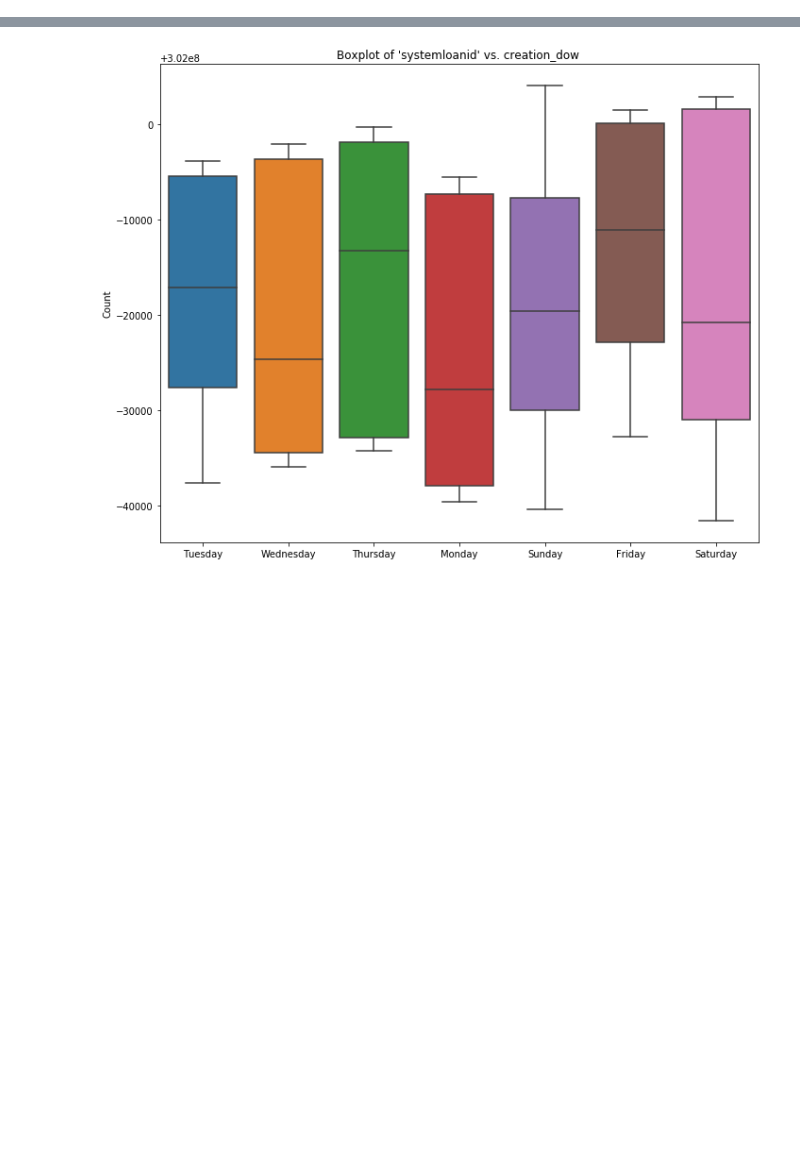
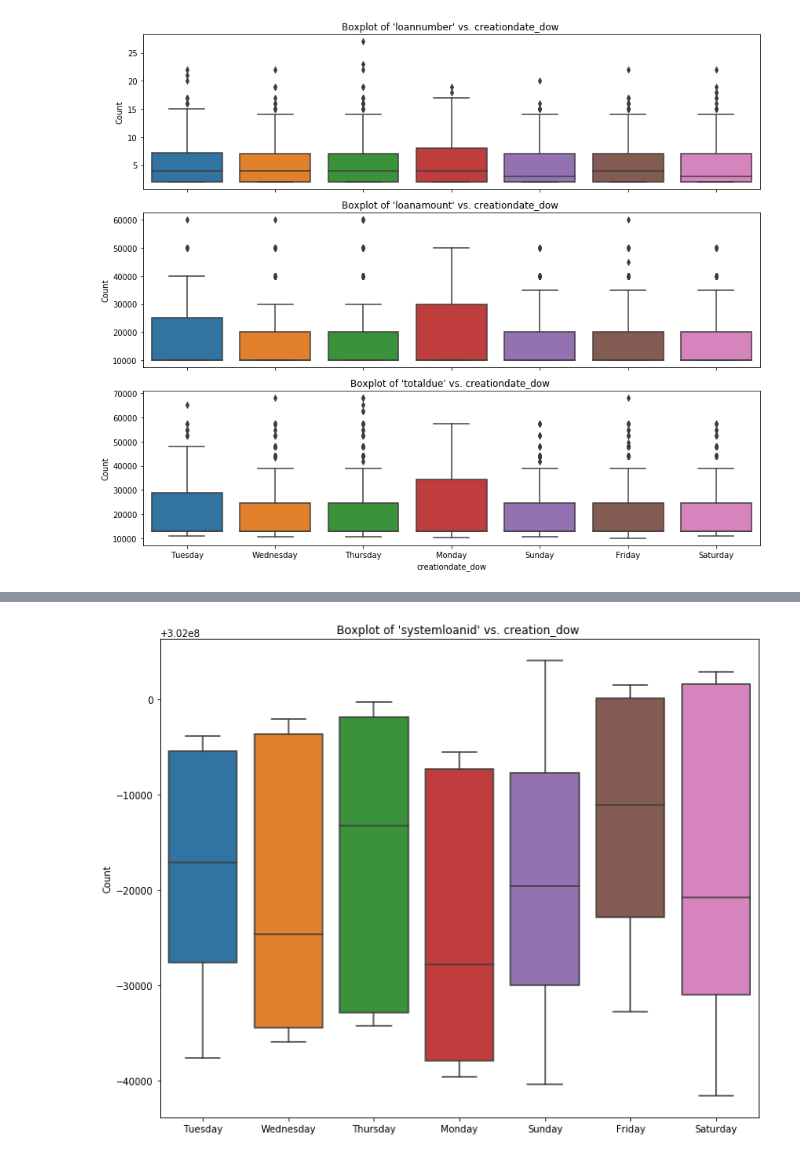
Before and after one commit to risenW/datasist, a Jupyter notebook: visualz/visualz/xente challenge.ipynb, the cells around one changed output, grey strips where cells are left out. Drawn from its saved outputs; the diff is of its cells as text; code cells hidden in the pictures; blank space fills up the shorter version.

Commit message:
Add box_time_plot function

```diff
--- a/visualz/visualz/xente challenge.ipynb
+++ b/visualz/visualz/xente challenge.ipynb
@@ -20,3 +20,7 @@ new_data = pd.read_csv('trainperf.csv')
 date_cols = ['approveddate', 'creationdate']
 
 df = ts.get_date_info(new_data, date_features=date_cols, date_cols_to_return=['dow', 'dom'],drop_date_feature=False)
+# %%
+ts.box_time_plot(df, features=['loannumber', 'loanamount', 'totaldue'], x='creationdate_dow')
+# %% [output]
+[figure, added]
```
Also changed, not shown: parts of 7 cells of this notebook, 1 other file.
